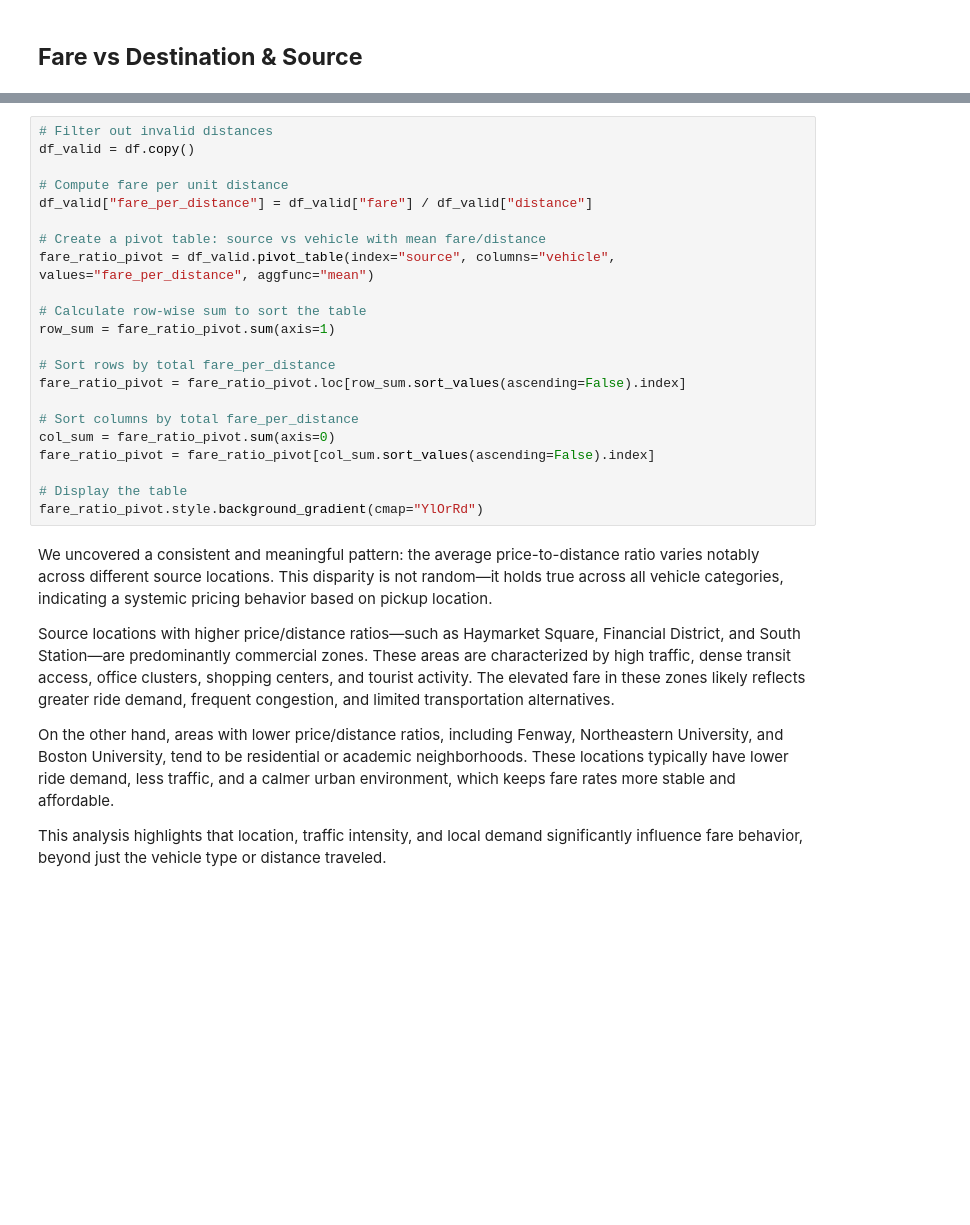
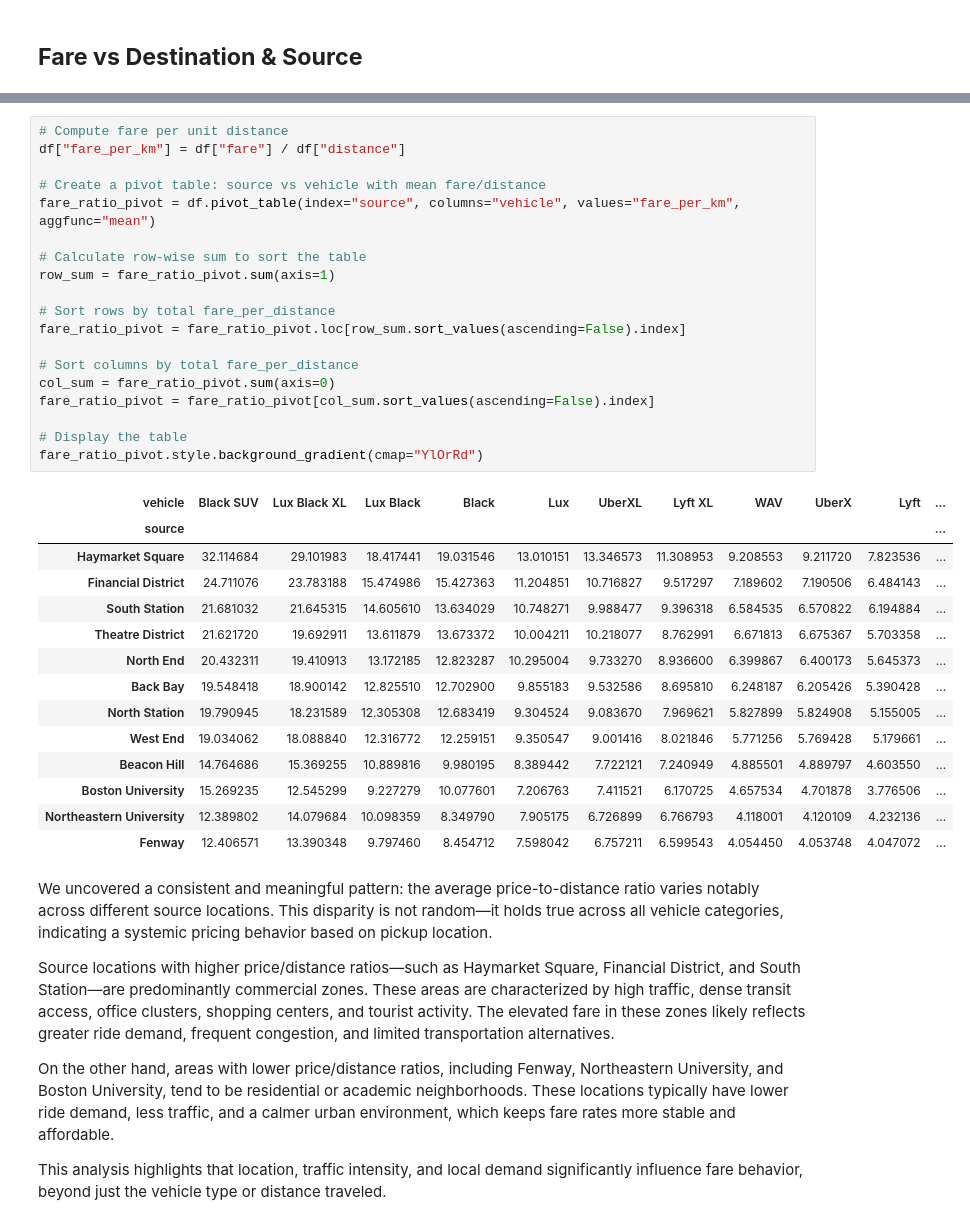
Before and after one commit to Mahir-Uddin0/Uber-Fare-Prediction, a Jupyter notebook: Notebooks/EDA.ipynb, the cells around one changed output, grey strips where cells are left out. Drawn from its saved outputs; the diff is of its cells as text; blank space fills up the shorter version.

```diff
--- a/Notebooks/EDA.ipynb
+++ b/Notebooks/EDA.ipynb
@@ -167,25 +317,37 @@ plt.show()
 # %%
-# Filter out invalid distances
-df_valid = df.copy()
-
 # Compute fare per unit distance
-df_valid["fare_per_distance"] = df_valid["fare"] / df_valid["distance"]
+df["fare_per_km"] = df["fare"] / df["distance"]
 
 # Create a pivot table: source vs vehicle with mean fare/distance
-fare_ratio_pivot = df_valid.pivot_table(index="source", columns="vehicle", values="fare_per_distance", aggfunc="mean")
+fare_ratio_pivot = df.pivot_table(index="source", columns="vehicle", values="fare_per_km", aggfunc="mean")
 
 # Calculate row-wise sum to sort the table
 row_sum = fare_ratio_pivot.sum(axis=1)
 
 # Sort rows by total fare_per_distance
 fare_ratio_pivot = fare_ratio_pivot.loc[row_sum.sort_values(ascending=False).index]
 
 # Sort columns by total fare_per_distance
 col_sum = fare_ratio_pivot.sum(axis=0)
 fare_ratio_pivot = fare_ratio_pivot[col_sum.sort_values(ascending=False).index]
 
 # Display the table
 fare_ratio_pivot.style.background_gradient(cmap="YlOrRd")
+# %% [output]
+| vehicle | Black SUV | Lux Black XL | Lux Black | Black | Lux | UberXL | Lyft XL | WAV | UberX | Lyft | ... |
+| source |  |  |  |  |  |  |  |  |  |  | ... |
+| Haymarket Square | 32.114684 | 29.101983 | 18.417441 | 19.031546 | 13.010151 | 13.346573 | 11.308953 | 9.208553 | 9.211720 | 7.823536 | ... |
+| Financial District | 24.711076 | 23.783188 | 15.474986 | 15.427363 | 11.204851 | 10.716827 | 9.517297 | 7.189602 | 7.190506 | 6.484143 | ... |
+| South Station | 21.681032 | 21.645315 | 14.605610 | 13.634029 | 10.748271 | 9.988477 | 9.396318 | 6.584535 | 6.570822 | 6.194884 | ... |
+| Theatre District | 21.621720 | 19.692911 | 13.611879 | 13.673372 | 10.004211 | 10.218077 | 8.762991 | 6.671813 | 6.675367 | 5.703358 | ... |
+| North End | 20.432311 | 19.410913 | 13.172185 | 12.823287 | 10.295004 | 9.733270 | 8.936600 | 6.399867 | 6.400173 | 5.645373 | ... |
+| Back Bay | 19.548418 | 18.900142 | 12.825510 | 12.702900 | 9.855183 | 9.532586 | 8.695810 | 6.248187 | 6.205426 | 5.390428 | ... |
+| North Station | 19.790945 | 18.231589 | 12.305308 | 12.683419 | 9.304524 | 9.083670 | 7.969621 | 5.827899 | 5.824908 | 5.155005 | ... |
+| West End | 19.034062 | 18.088840 | 12.316772 | 12.259151 | 9.350547 | 9.001416 | 8.021846 | 5.771256 | 5.769428 | 5.179661 | ... |
+| Beacon Hill | 14.764686 | 15.369255 | 10.889816 | 9.980195 | 8.389442 | 7.722121 | 7.240949 | 4.885501 | 4.889797 | 4.603550 | ... |
+| Boston University | 15.269235 | 12.545299 | 9.227279 | 10.077601 | 7.206763 | 7.411521 | 6.170725 | 4.657534 | 4.701878 | 3.776506 | ... |
+| Northeastern University | 12.389802 | 14.079684 | 10.098359 | 8.349790 | 7.905175 | 6.726899 | 6.766793 | 4.118001 | 4.120109 | 4.232136 | ... |
+| Fenway | 12.406571 | 13.390348 | 9.797460 | 8.454712 | 7.598042 | 6.757211 | 6.599543 | 4.054450 | 4.053748 | 4.047072 | ... |
 # %% [markdown]
 We uncovered a consistent and meaningful pattern: the average price-to-distance ratio varies notably across different source locations. This disparity is not random—it holds true across all vehicle categories, indicating a systemic pricing behavior based on pickup location.
 
```
Also changed, not shown: parts of 41 cells of this notebook.
